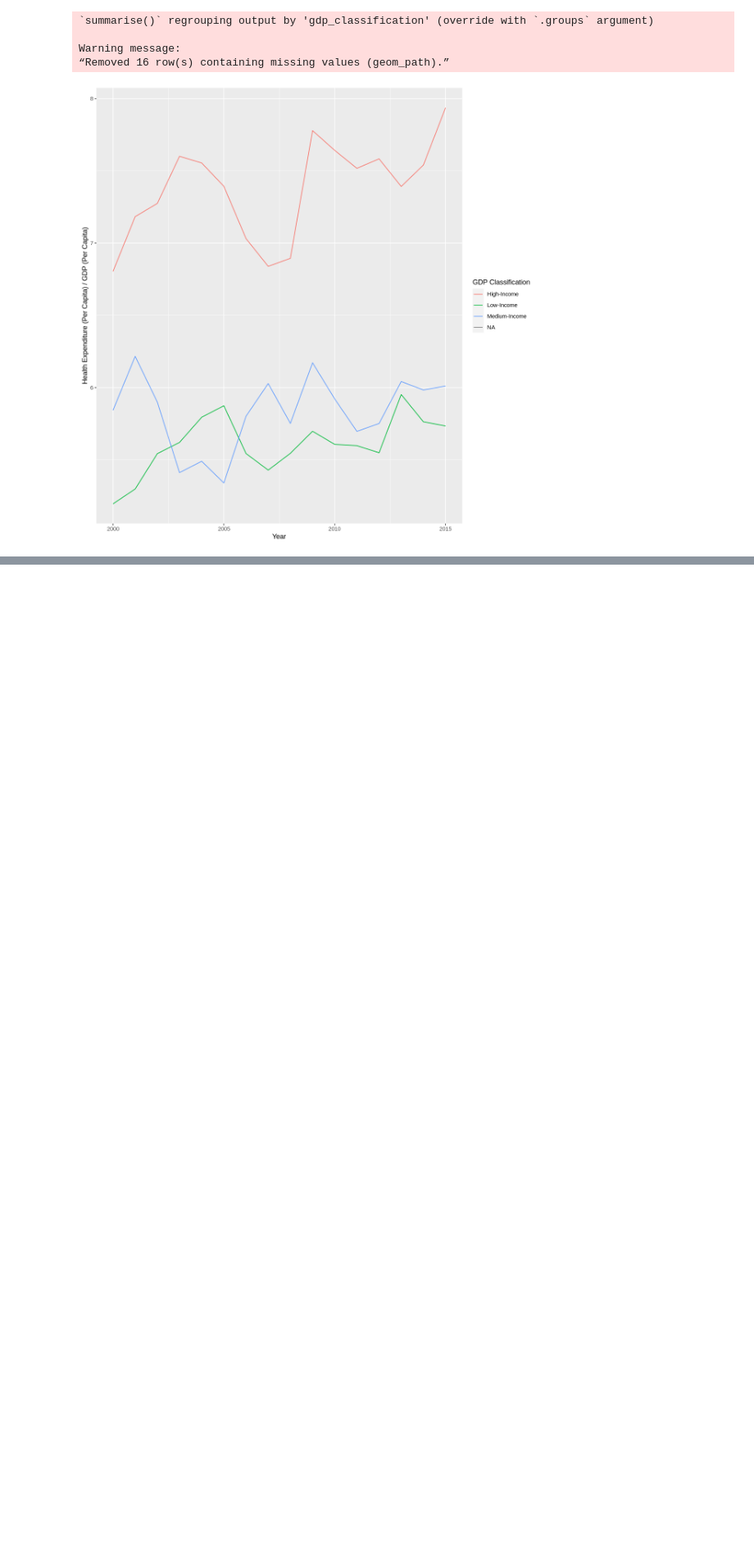
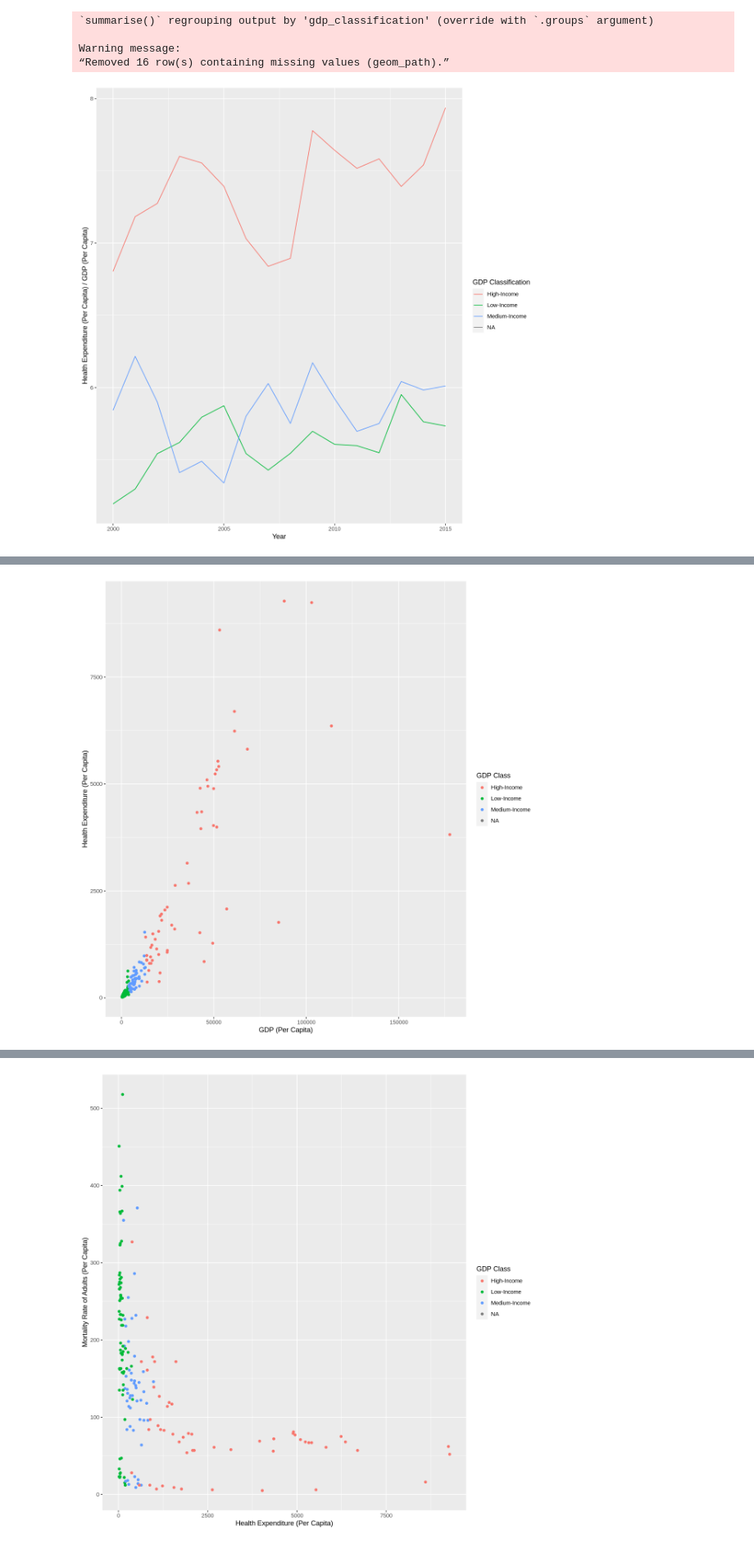
Before and after one commit to jycxu99/group_27_project, a Jupyter notebook: project_proposal.ipynb, the cells around one changed output, grey strips where cells are left out. Shown at 82% size. Saved outputs shown, nothing was run; the diff lists cells and outputs as text; code cells hidden in the pictures; blank space fills up the shorter version.

Commit message:
graphs
working with life_expectancy_2013

```diff
--- a/project_proposal.ipynb
+++ b/project_proposal.ipynb
@@ -265,43 +265,46 @@ Warning message:
 “Removed 16 row(s) containing missing values (geom_path).”
 [figure]
 # %%
+life_expectancy_2013 <- combined_data_mutated %>%
+                        filter(year == 2013)
+
 Proposal_Plot_1 <- life_expectancy_2013 %>%
-ggplot(aes(x = gdp_per_capita, y = health_expenditure_per_capita, color = gdp_classification))+
+ggplot(aes(x = gdp_per_capita, y = health_exp_per_capita, color = gdp_classification))+
 geom_point()+
 labs(x= "GDP (Per Capita)", y= "Health Expenditure (Per Capita)", color = "GDP Class")
 
 Proposal_Plot_1.2<-life_expectancy_2013%>%
-ggplot(aes(x = health_expenditure_per_capita, y= adult_mortality, color = gdp_classification))+
+ggplot(aes(x = health_exp_per_capita, y= adult_mortality, color = gdp_classification))+
 geom_point()+
 labs(x= "Health Expenditure (Per Capita)", y = "Mortality Rate of Adults (Per Capita)", color = "GDP Class")
 
 Proposal_Plot_2.1<-life_expectancy_2013 %>%
-ggplot(aes(x = health_expenditure_per_capita, y = life_expectancy, color = gdp_classification))+
+ggplot(aes(x = health_exp_per_capita, y = life_expectancy, color = gdp_classification))+
 geom_point()+
 labs(y= "Life Expectancy (Years)", x= "Health Expenditure (Per Capita)", color = "GDP Class")
 
 Proposal_Plot_2.2<-life_expectancy_2013 %>%
-ggplot(aes(x = health_expenditure_per_capita, y = infant_deaths, color = gdp_classification))+
+ggplot(aes(x = health_exp_per_capita, y = infant_deaths, color = gdp_classification))+
 geom_point()+
 labs(y= "Infant Deaths (Per Capita)", x= "Health Expenditure (Per Capita)", color = "GDP Class")
 
 Proposal_Plot_2.3<-life_expectancy_2013 %>%
-ggplot(aes(x = health_expenditure_per_capita, y = under_five_deaths, color = gdp_classification))+
+ggplot(aes(x = health_exp_per_capita, y = under_five_deaths, color = gdp_classification))+
 geom_point()+
 labs(y= "Deaths Under Age 5 (Per Capita)", x= "Health Expenditure (Per Capita)", color = "GDP Class")
 
 Proposal_Plot_3.1<-life_expectancy_2013 %>%
-ggplot(aes(x = health_expenditure_per_capita, y = polio, color = gdp_classification))+
+ggplot(aes(x = health_exp_per_capita, y = polio, color = gdp_classification))+
 geom_point()+
 labs(y= "Polio (Immunization % Coverage)", x= "Health Expenditure (Per Capita)", color = "GDP Class")
 
 Proposal_Plot_3.2<-life_expectancy_2013 %>%
-ggplot(aes(x = health_expenditure_per_capita, y = measles, color = gdp_classification))+
+ggplot(aes(x = health_exp_per_capita, y = measles, color = gdp_classification))+
 geom_point()+
 labs(y= "Measles (Cases Per Capita)", x= "Health Expenditure (Per Capita)", color = "GDP Class")
 
 Proposal_Plot_3.3<-life_expectancy_2013 %>%
-ggplot(aes(x = health_expenditure_per_capita, y = HIV_AIDS, color = gdp_classification))+
+ggplot(aes(x = health_exp_per_capita, y = HIV_AIDS, color = gdp_classification))+
 geom_point()+
 labs(y= "HIV / AIDS (Deaths per 1000 Births)", x= "Health Expenditure (Per Capita)", color = "GDP Class")
 
@@ -313,3 +316,4 @@ Proposal_Plot_2.3
 Proposal_Plot_3.1
 Proposal_Plot_3.2
 Proposal_Plot_3.3
+# %% [output]
@@ -315,0 +324 @@ Proposal_Plot_3.3
+[figure, added]
@@ -315,0 +327 @@ Proposal_Plot_3.3
+[figure, added]
```
Also changed, not shown: parts of 1 cell of this notebook.
